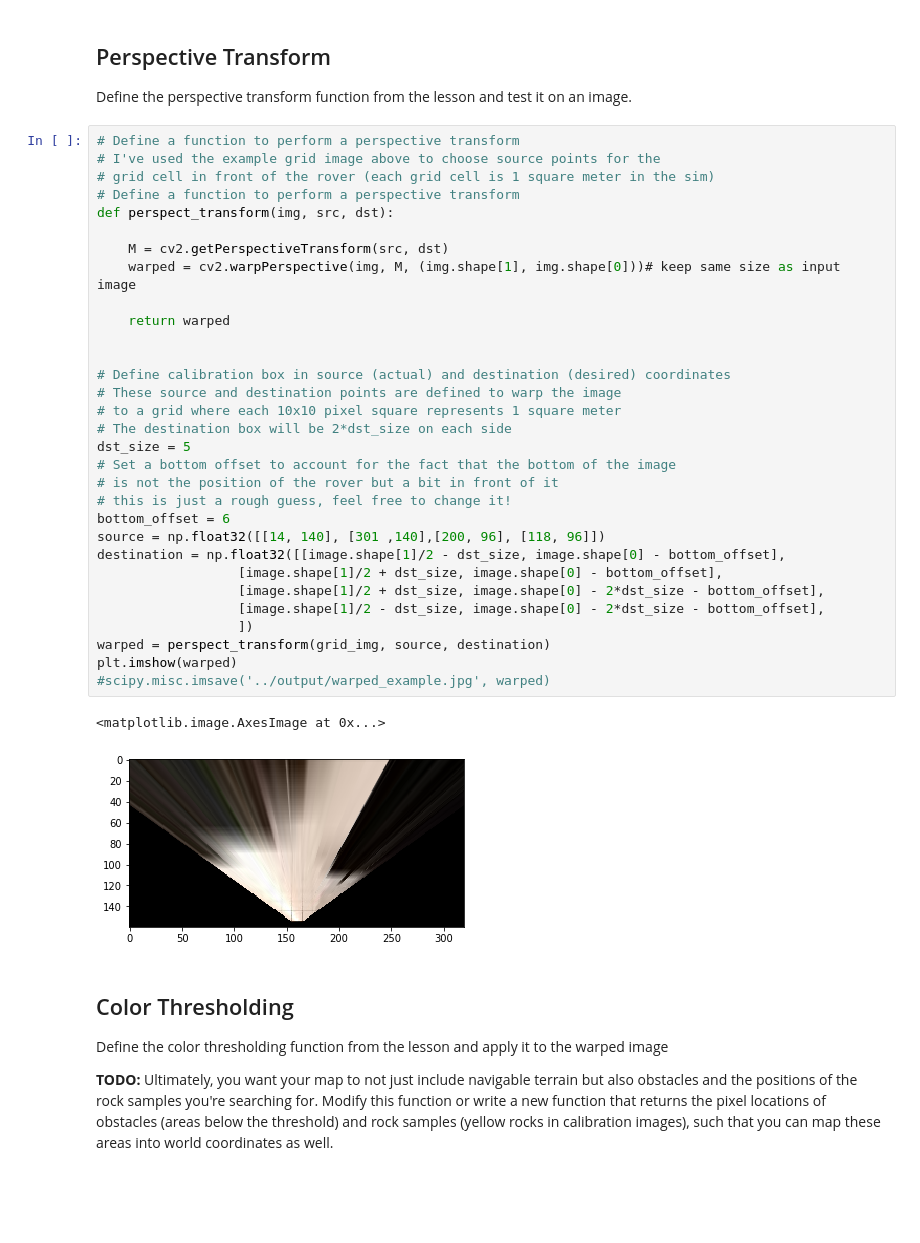
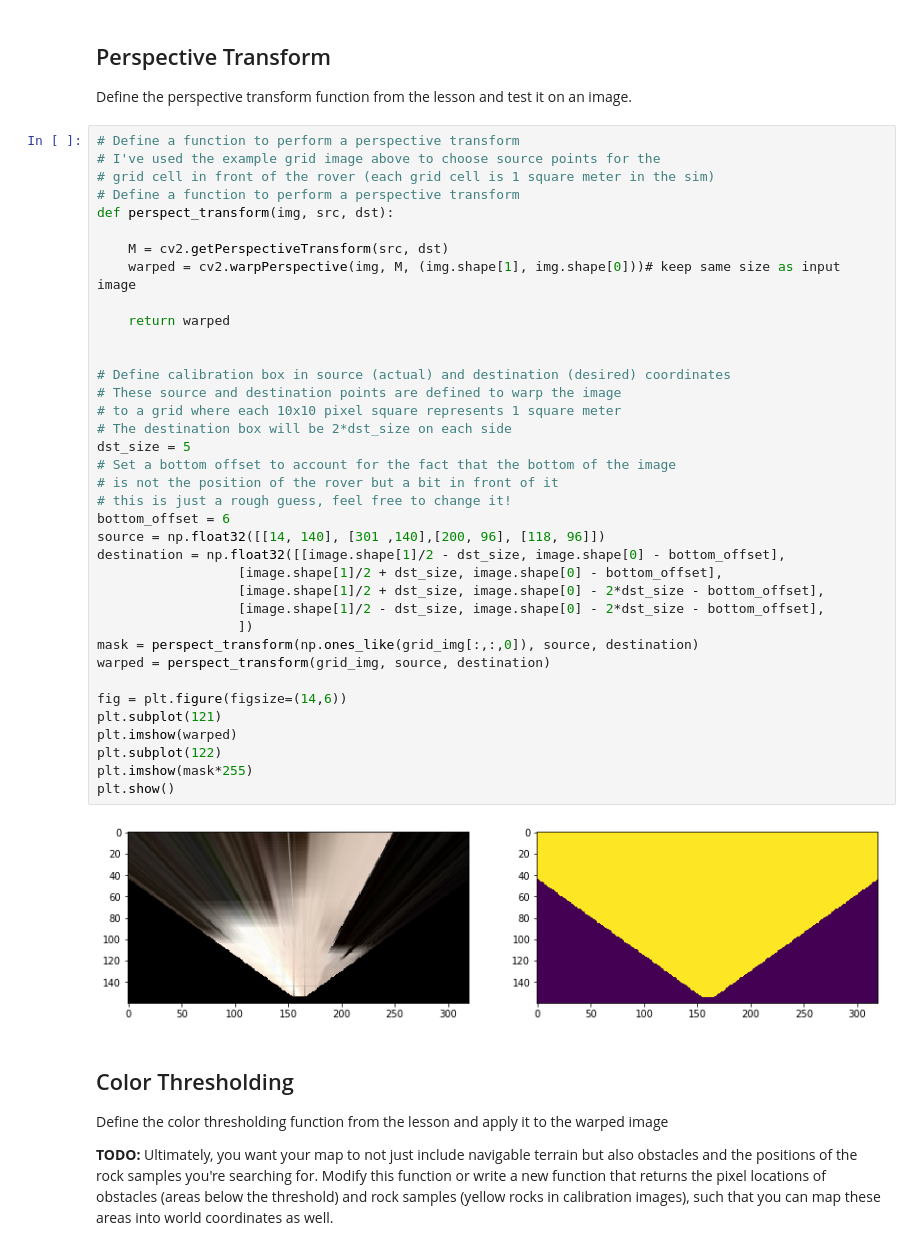
Before and after one commit to CCThompson82/RoboND-Rover-Project, a Jupyter notebook: code/Rover_Project_Test_Notebook.ipynb, the cells around one changed output. Drawn from its saved outputs; the diff is of its cells as text; blank space fills up the shorter version.

Commit message:
Feat: Mask for making obstacle map

```diff
--- a/code/Rover_Project_Test_Notebook.ipynb
+++ b/code/Rover_Project_Test_Notebook.ipynb
@@ -95,13 +95,18 @@
                   [image.shape[1]/2 + dst_size, image.shape[0] - bottom_offset],
                   [image.shape[1]/2 + dst_size, image.shape[0] - 2*dst_size - bottom_offset],
                   [image.shape[1]/2 - dst_size, image.shape[0] - 2*dst_size - bottom_offset],
                   ])
+mask = perspect_transform(np.ones_like(grid_img[:,:,0]), source, destination)
 warped = perspect_transform(grid_img, source, destination)
+
+fig = plt.figure(figsize=(14,6))
+plt.subplot(121)
 plt.imshow(warped)
-#scipy.misc.imsave('../output/warped_example.jpg', warped)
+plt.subplot(122)
+plt.imshow(mask*255)
+plt.show()
 # %% [output]
-<matplotlib.image.AxesImage at 0x...>
-[figure, old version]
+[figure, new version]
 # %% [markdown]
 ## Color Thresholding
 Define the color thresholding function from the lesson and apply it to the warped image
```
Also changed, not shown: parts of 6 cells of this notebook, 3 other files.
